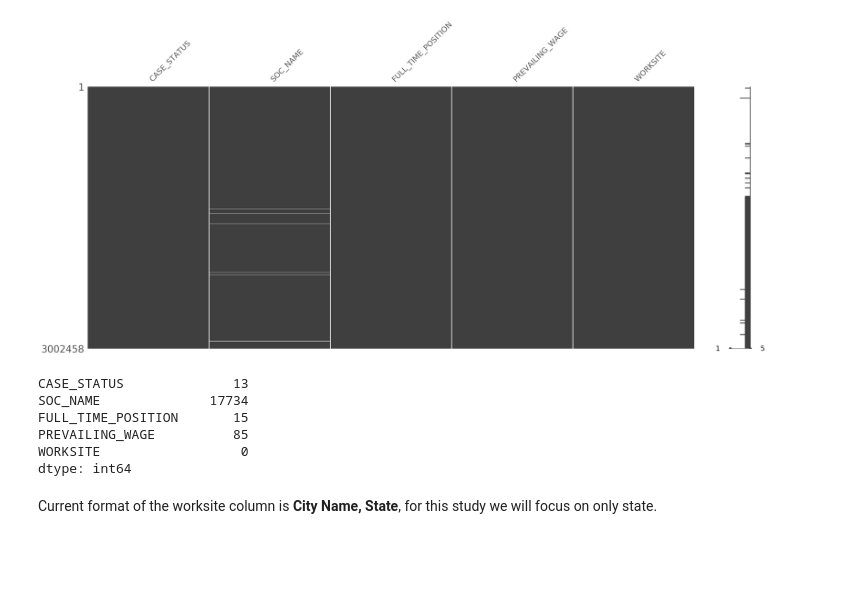
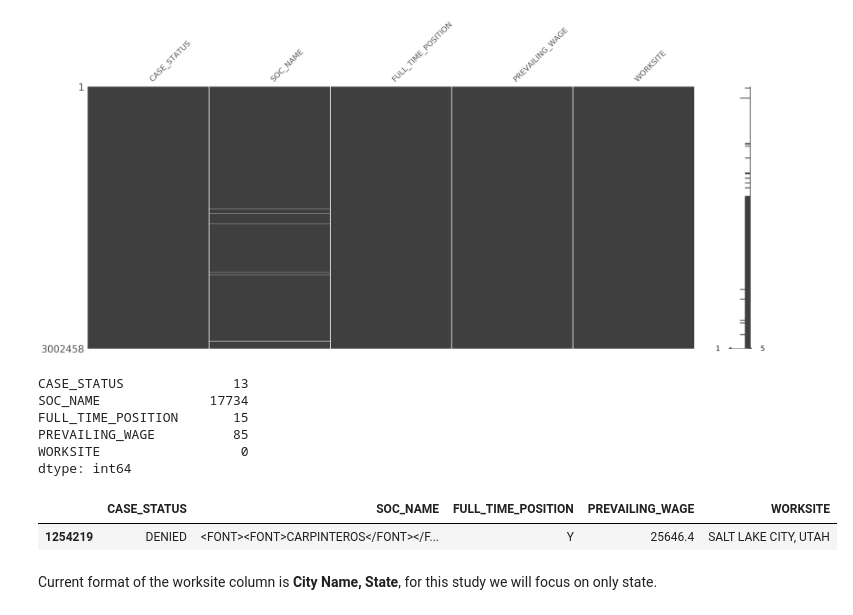
Before and after one commit to numanyilmaz/Capstone, a Jupyter notebook: Capstone.ipynb, the cells around one changed output. Cells and saved outputs as stored; diff of their text form; code cells hidden in the pictures; blank space fills up the shorter version.

```diff
--- a/Capstone.ipynb
+++ b/Capstone.ipynb
@@ -81,3 +85,12 @@ data = data.dropna()
 # %%
 # convert all strings to uppercase
 data['SOC_NAME'] = data['SOC_NAME'].str.upper()
+# %%
+# remove everthing after comma from job title
+data['SOC_NAME'] = data['SOC_NAME'].apply(lambda x: x.split(', ')[0])
+# %%
+# There
+data[data['SOC_NAME'].str.contains('CARPI')]
+# %% [output]
+|  | CASE_STATUS | SOC_NAME | FULL_TIME_POSITION | PREVAILING_WAGE | WORKSITE |
+| 1254219 | DENIED | <FONT><FONT>CARPINTEROS</FONT></F... | Y | 25646.4 | SALT LAKE CITY, UTAH |
```
Also changed, not shown: parts of 22 cells of this notebook.
